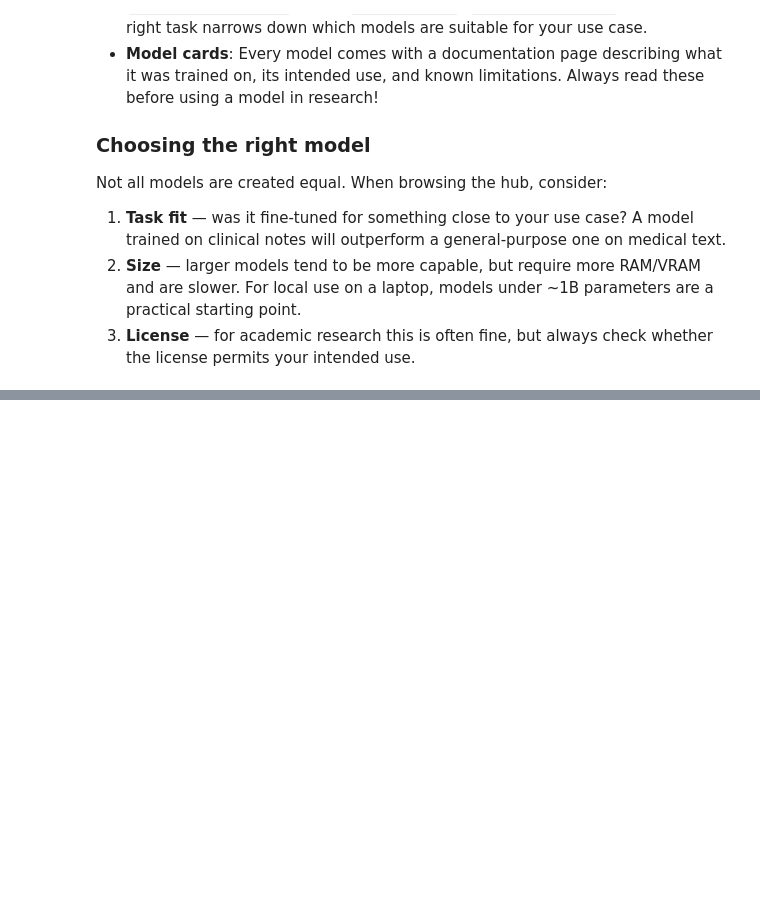
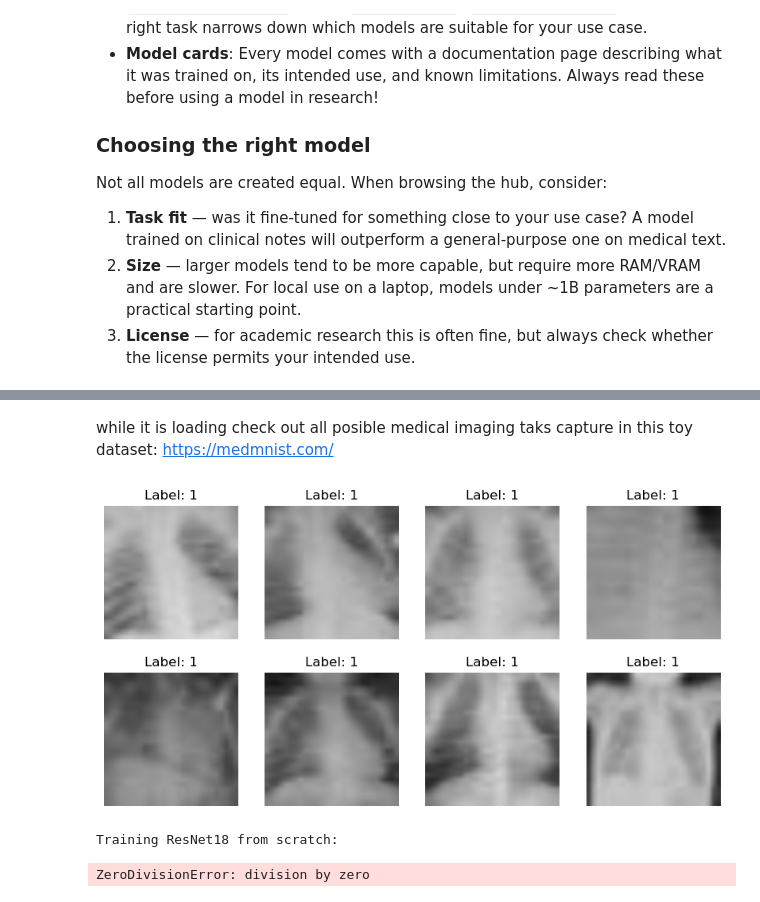
Before and after one commit to SimonIlic/ML4Epidemiology, a Jupyter notebook: Lesson2/lesson2.ipynb, the cells around one changed output, grey strips where cells are left out. Cells and saved outputs as stored; diff of their text form; code cells hidden in the pictures; blank space fills up the shorter version.

Commit message:
added transfer learning example on pneumonia mnist
Made-with: Cursor

```diff
--- a/Lesson2/lesson2.ipynb
+++ b/Lesson2/lesson2.ipynb
@@ -132,0 +166,45 @@ generate_text("Hello, world!", max_new_tokens=50)
+# %% [markdown]
+while it is loading check out all posible medical imaging taks capture in this toy dataset:
+https://medmnist.com/
+# %%
+import torch
+import torch.nn as nn
+import torch.optim as optim
+from torchvision import models, transforms
+from torch.utils.data import DataLoader
+
+import medmnist
+from medmnist import INFO, Evaluator
+
+import numpy as np
+from torchvision import transforms
+
+transform = transforms.Compose([
+    transforms.Resize((224, 224)),
+    transforms.Grayscale(num_output_channels=3),  # 1→3 channels
+    transforms.ToTensor(),
+    transforms.Normalize(mean=[0.5]*3, std=[0.5]*3)
+])
+# %%
+from medmnist import PneumoniaMNIST
+
+train_dataset = PneumoniaMNIST(split='train', transform=transform, download=True)
+val_dataset   = PneumoniaMNIST(split='val', transform=transform, download=True)
+test_dataset  = PneumoniaMNIST(split='test', transform=transform, download=True)
+
+train_loader = DataLoader(train_dataset, batch_size=32, shuffle=True)
+val_loader   = DataLoader(val_dataset, batch_size=32)
+test_loader  = DataLoader(test_dataset, batch_size=32)
+# %%
+# Get a batch
+images, labels = next(iter(train_loader))
+
+fig, axes = plt.subplots(2, 4, figsize=(10,5))
+for i, ax in enumerate(axes.flatten()):
+    img = images[i].permute(1,2,0).numpy()  # C,H,W → H,W,C
+    ax.imshow((img*0.5 + 0.5))  # unnormalize
+    ax.set_title(f'Label: {labels[i].item()}')
+    ax.axis('off')
+plt.show()
+# %% [output]
+[figure, added]
@@ -132,0 +266,7 @@ generate_text("Hello, world!", max_new_tokens=50)
+# %%
+print("Training ResNet18 from scratch:")
+resnet_scratch = get_resnet(pretrained=False)
+resnet_scratch = train_model(resnet_scratch, train_loader, val_loader, epochs=5)
+# %% [output]
+Training ResNet18 from scratch:
+ZeroDivisionError: division by zero
```
Also changed, not shown: parts of 5 cells of this notebook.
